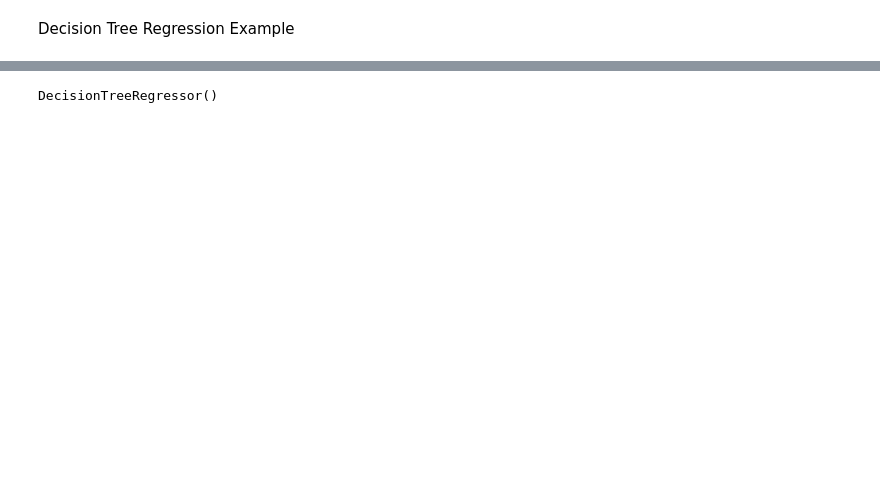
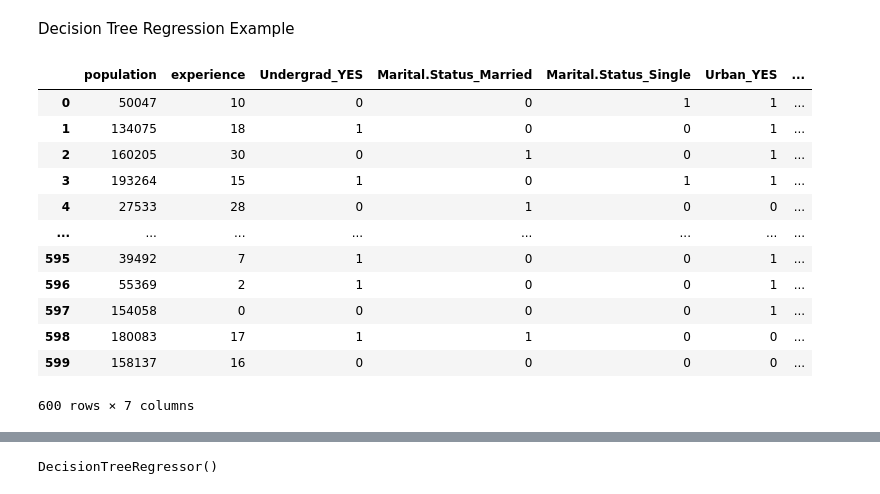
Before and after one commit to Amarjeet-1998/Amarjeet_Portfolio, a Jupyter notebook: Decision_TreeAssignment1.ipynb, the cells around one changed output, grey strips where cells are left out. Drawn from its saved outputs; the diff is of its cells as text; code cells hidden in the pictures; blank space fills up the shorter version.

```diff
--- a/Decision_TreeAssignment1.ipynb
+++ b/Decision_TreeAssignment1.ipynb
@@ -301,3 +304,19 @@ Decision Tree Regression Example
 # %%
 # Decision Tree Regression
 from sklearn.tree import DecisionTreeRegressor
+# %%
+df
+# %% [output]
+|  | population | experience | Undergrad_YES | Marital.Status_Married | Marital.Status_Single | Urban_YES | ... |
+| 0 | 50047 | 10 | 0 | 0 | 1 | 1 | ... |
+| 1 | 134075 | 18 | 1 | 0 | 0 | 1 | ... |
+| 2 | 160205 | 30 | 0 | 1 | 0 | 1 | ... |
+| 3 | 193264 | 15 | 1 | 0 | 1 | 1 | ... |
+| 4 | 27533 | 28 | 0 | 1 | 0 | 0 | ... |
+| ... | ... | ... | ... | ... | ... | ... | ... |
+| 595 | 39492 | 7 | 1 | 0 | 0 | 1 | ... |
+| 596 | 55369 | 2 | 1 | 0 | 0 | 1 | ... |
+| 597 | 154058 | 0 | 0 | 0 | 0 | 1 | ... |
+| 598 | 180083 | 17 | 1 | 1 | 0 | 0 | ... |
+| 599 | 158137 | 16 | 0 | 0 | 0 | 0 | ... |
+600 rows × 7 columns
```
Also changed, not shown: parts of 13 cells of this notebook.
